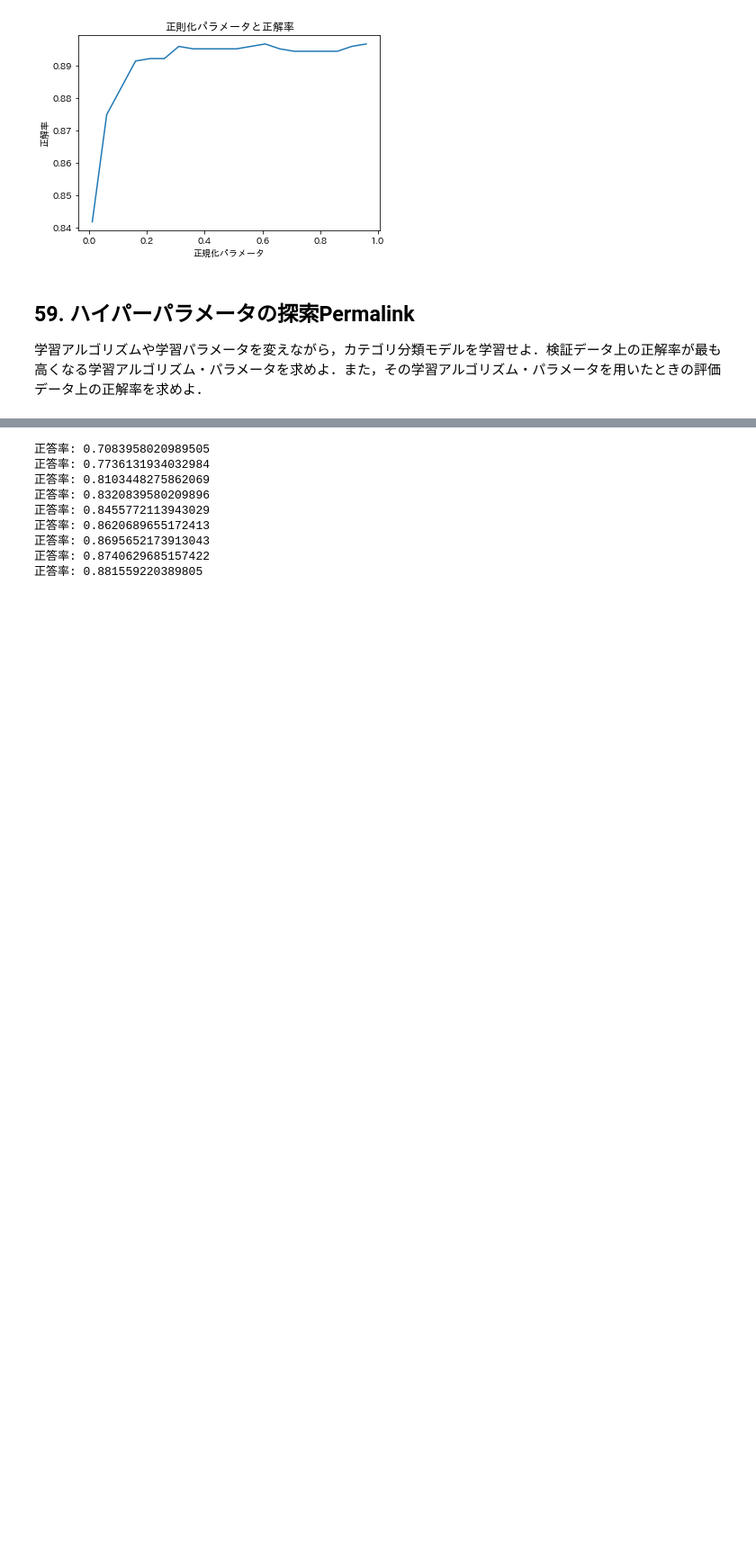
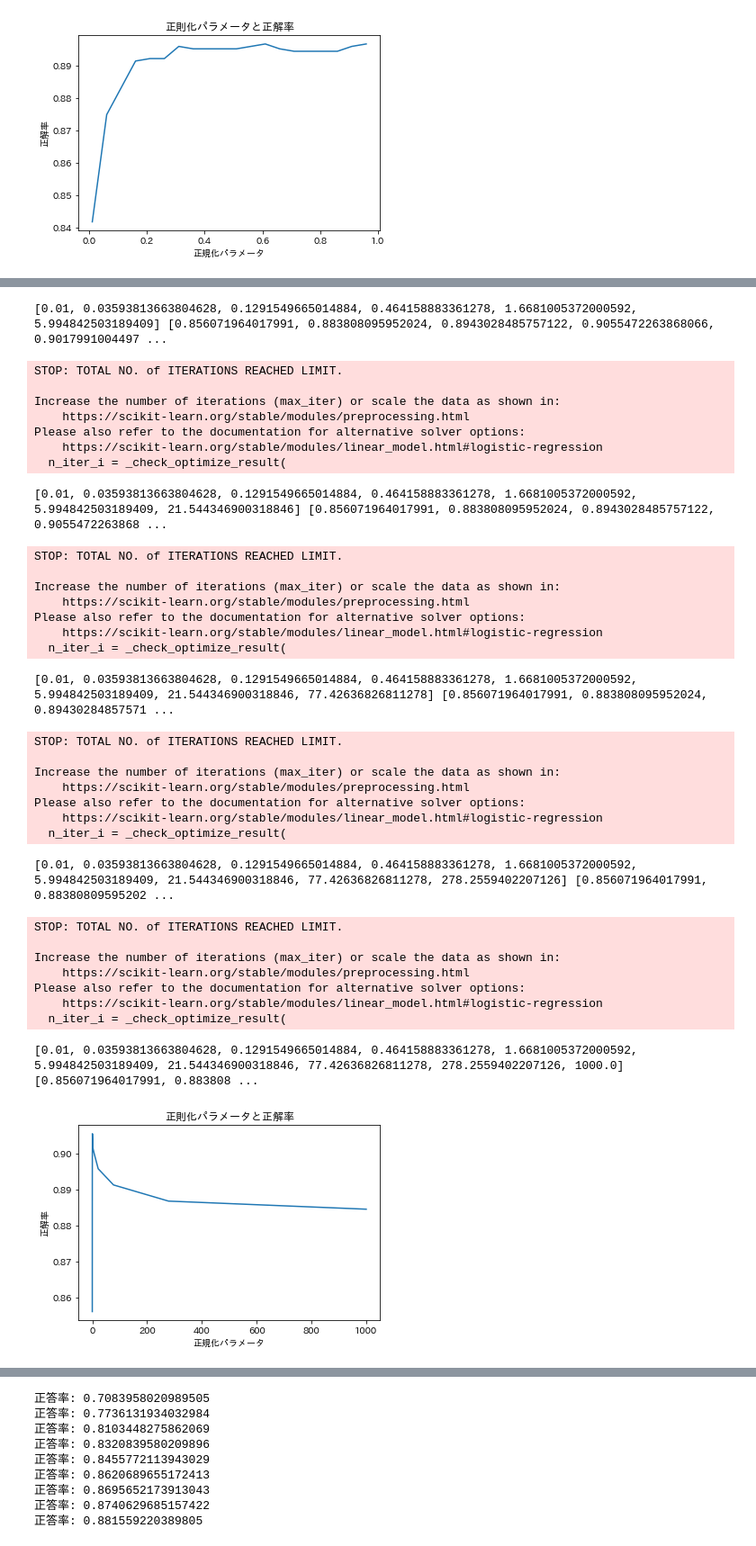
Before and after one commit to Akari000/nlp100, a Jupyter notebook: chapter2020_6/notebook/nlp51-59.pynlp.ipynb, the cells around one changed output, grey strips where cells are left out. Shown at 90% size. Drawn from its saved outputs; the diff is of its cells as text; code cells hidden in the pictures; blank space fills up the shorter version.

```diff
--- a/chapter2020_6/notebook/nlp51-59.pynlp.ipynb
+++ b/chapter2020_6/notebook/nlp51-59.pynlp.ipynb
@@ -285,6 +368,27 @@ plt.title('正則化パラメータと正解率')
 plt.show()
 # %% [output]
 [figure]
-# %% [markdown]
-## 59. ハイパーパラメータの探索Permalink
-学習アルゴリズムや学習パラメータを変えながら，カテゴリ分類モデルを学習せよ．検証データ上の正解率が最も高くなる学習アルゴリズム・パラメータを求めよ．また，その学習アルゴリズム・パラメータを用いたときの評価データ上の正解率を求めよ．
+# %%
+
+from matplotlib import pyplot as plt
+import japanize_matplotlib
+x = []
+y = []
+c = np.logspace(-2, 3, 10, base=10)
+for param in c:
+    # 学習
+    lr = LogisticRegression(class_weight='balanced', C=param) # ロジスティック回帰モデルのインスタンスを作成
+    lr.fit(x_train, y_train) # ロジスティック回帰モデルの重みを学習
+    #  予測
+    Y_pred = lr.predict(x_valid)
+
+    x.append(param)
+    y.append(accuracy(y_pred, y_valid))
+    print(x, y)
+
+plt.plot(x, y)
+plt.xlabel('正規化パラメータ')
+plt.ylabel('正解率')
+plt.title('正則化パラメータと正解率')
+plt.show()
+# %% [output]
@@ -290,0 +414,34 @@ plt.show()
+[0.01, 0.03593813663804628, 0.1291549665014884, 0.464158883361278, 1.6681005372000592, 5.994842503189409] [0.856071964017991, 0.883808095952024, 0.8943028485757122, 0.9055472263868066, 0.9017991004497 ...
+STOP: TOTAL NO. of ITERATIONS REACHED LIMIT.
+
+Increase the number of iterations (max_iter) or scale the data as shown in:
+    https://scikit-learn.org/stable/modules/preprocessing.html
+Please also refer to the documentation for alternative solver options:
+    https://scikit-learn.org/stable/modules/linear_model.html#logistic-regression
+  n_iter_i = _check_optimize_result(
+[0.01, 0.03593813663804628, 0.1291549665014884, 0.464158883361278, 1.6681005372000592, 5.994842503189409, 21.544346900318846] [0.856071964017991, 0.883808095952024, 0.8943028485757122, 0.9055472263868 ...
+STOP: TOTAL NO. of ITERATIONS REACHED LIMIT.
+
+Increase the number of iterations (max_iter) or scale the data as shown in:
+    https://scikit-learn.org/stable/modules/preprocessing.html
+Please also refer to the documentation for alternative solver options:
+    https://scikit-learn.org/stable/modules/linear_model.html#logistic-regression
+  n_iter_i = _check_optimize_result(
+[0.01, 0.03593813663804628, 0.1291549665014884, 0.464158883361278, 1.6681005372000592, 5.994842503189409, 21.544346900318846, 77.42636826811278] [0.856071964017991, 0.883808095952024, 0.89430284857571 ...
+STOP: TOTAL NO. of ITERATIONS REACHED LIMIT.
+
+Increase the number of iterations (max_iter) or scale the data as shown in:
+    https://scikit-learn.org/stable/modules/preprocessing.html
+Please also refer to the documentation for alternative solver options:
+    https://scikit-learn.org/stable/modules/linear_model.html#logistic-regression
+  n_iter_i = _check_optimize_result(
+[0.01, 0.03593813663804628, 0.1291549665014884, 0.464158883361278, 1.6681005372000592, 5.994842503189409, 21.544346900318846, 77.42636826811278, 278.2559402207126] [0.856071964017991, 0.88380809595202 ...
+STOP: TOTAL NO. of ITERATIONS REACHED LIMIT.
+
+Increase the number of iterations (max_iter) or scale the data as shown in:
+    https://scikit-learn.org/stable/modules/preprocessing.html
+Please also refer to the documentation for alternative solver options:
+    https://scikit-learn.org/stable/modules/linear_model.html#logistic-regression
+  n_iter_i = _check_optimize_result(
+[0.01, 0.03593813663804628, 0.1291549665014884, 0.464158883361278, 1.6681005372000592, 5.994842503189409, 21.544346900318846, 77.42636826811278, 278.2559402207126, 1000.0] [0.856071964017991, 0.883808 ...
+[figure, added]
```
Also changed, not shown: parts of 8 cells of this notebook, 10 other files.
